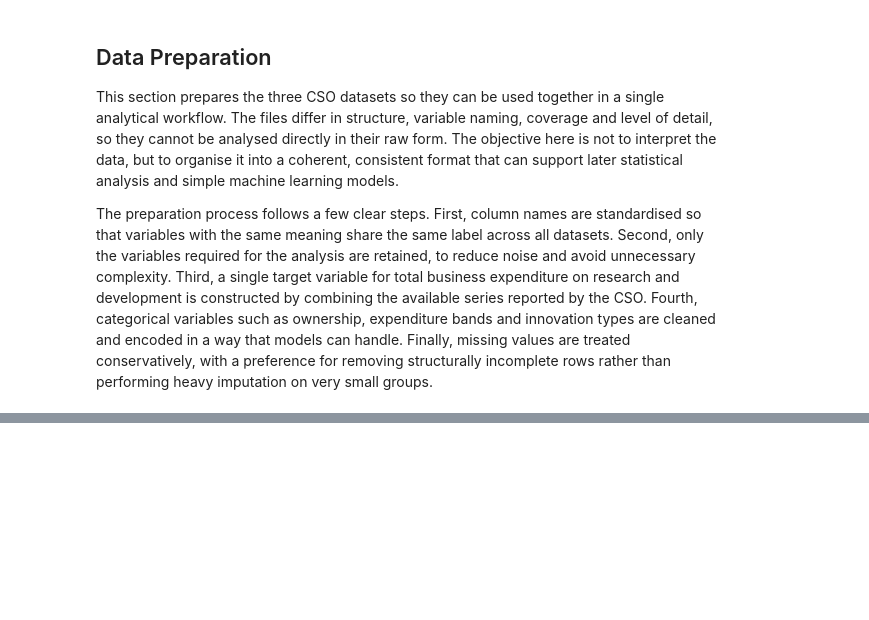
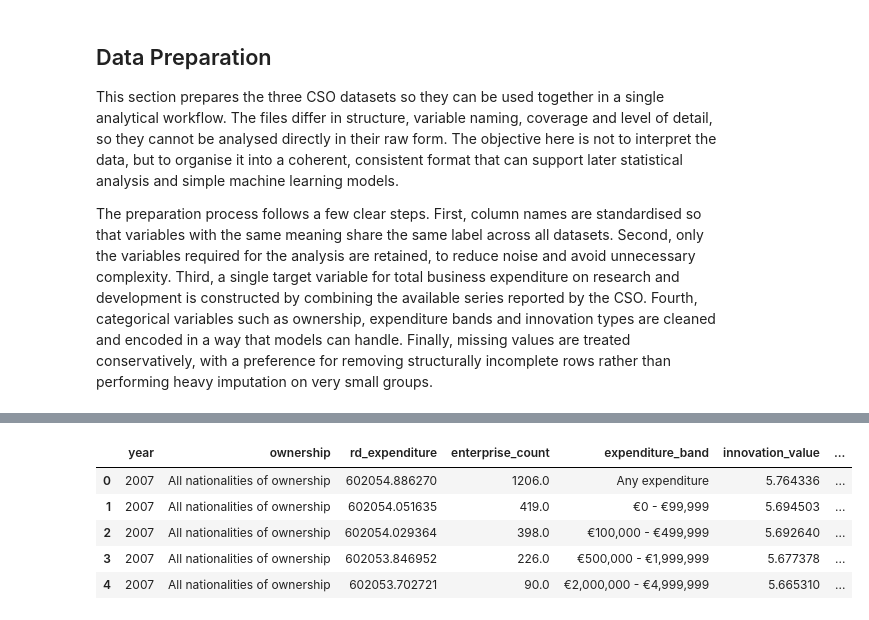
Before and after one commit to moonexca/CA3_StrategicThinking_SolYash, a Jupyter notebook: Adriana_Soledad_Yash_Ecosystem_of_Innovation_Ireland.ipynb, the cells around one changed output, grey strips where cells are left out. Saved outputs shown, nothing was run; the diff lists cells and outputs as text; code cells hidden in the pictures; blank space fills up the shorter version.

```diff
--- a/Adriana_Soledad_Yash_Ecosystem_of_Innovation_Ireland.ipynb
+++ b/Adriana_Soledad_Yash_Ecosystem_of_Innovation_Ireland.ipynb
@@ -768,0 +328,4 @@ except ImportError:
+# %%
+# Numeric and categorical separation
+numeric_cols = ["rd_expenditure", "enterprise_count", "innovation_value"]
+full_cols = numeric_cols + categorical_cols
@@ -768,0 +338,16 @@ except ImportError:
+# %%
+#  KNN refinement
+knn = KNNImputer(n_neighbors=5, weights="distance")
+df_knn = knn.fit_transform(df_mice)
+df_knn = pd.DataFrame(df_knn, columns=full_cols)
+
+# Decode categorical columns back to original labels
+for col in categorical_cols:
+    le = label_encoders[col]
+    df_knn[col] = df_knn[col].round().astype(int)
+    df_knn[col] = le.inverse_transform(df_knn[col])
+
+# Integrate imputed values back into original df
+df[numeric_cols + categorical_cols] = df_knn[numeric_cols + categorical_cols]
+
+df.head()
@@ -768,0 +369,47 @@ except ImportError:
+# %%
+import numpy as np
+
+# Work directly on df
+# Basic intensities
+df["rd_intensity_per_enterprise"] = df["rd_expenditure"] / df["enterprise_count"]
+df["innovation_per_enterprise"] = df["innovation_value"] / df["enterprise_count"]
+
+# Replace infinite values created by division
+for col in ["rd_intensity_per_enterprise", "innovation_per_enterprise"]:
+    df[col] = df[col].replace([np.inf, -np.inf], np.nan)
+
+# Optional median fill for any remaining NaN after division
+for col in ["rd_intensity_per_enterprise", "innovation_per_enterprise"]:
+    df[col] = df[col].fillna(df[col].median())
+
+# Log transforms for skewed variables
+df["log_rd_expenditure"] = np.log1p(df["rd_expenditure"])
+df["log_enterprise_count"] = np.log1p(df["enterprise_count"])
+df["log_innovation_value"] = np.log1p(df["innovation_value"])
+df["log_rd_intensity_per_enterprise"] = np.log1p(df["rd_intensity_per_enterprise"])
+df["log_innovation_per_enterprise"] = np.log1p(df["innovation_per_enterprise"])
+
+# Ownership features
+df["is_irish_owned"] = (df["ownership"] == "Irish ownership").astype(int)
+df["is_non_irish_owned"] = (df["ownership"] == "Non Irish ownership").astype(int)
+df["is_all_ownership"] = (df["ownership"] == "All nationalities of ownership").astype(int)
+
+# Expenditure band feature
+high_bands = [
+    "€2,000,000 - €4,999,999",
+    "€5,000,000 or more"
+]
+
+df["is_high_expenditure_band"] = df["expenditure_band"].isin(high_bands).astype(int)
+
+# FDI exposure proxy
+df["fdi_exposure_score"] = df["is_non_irish_owned"] * df["rd_intensity_per_enterprise"]
+
+df.head()
+# %% [output]
+|  | year | ownership | rd_expenditure | enterprise_count | expenditure_band | innovation_value | ... |
+| 0 | 2007 | All nationalities of ownership | 602054.886270 | 1206.0 | Any expenditure | 5.764336 | ... |
+| 1 | 2007 | All nationalities of ownership | 602054.051635 | 419.0 | €0 - €99,999 | 5.694503 | ... |
+| 2 | 2007 | All nationalities of ownership | 602054.029364 | 398.0 | €100,000 - €499,999 | 5.692640 | ... |
+| 3 | 2007 | All nationalities of ownership | 602053.846952 | 226.0 | €500,000 - €1,999,999 | 5.677378 | ... |
+| 4 | 2007 | All nationalities of ownership | 602053.702721 | 90.0 | €2,000,000 - €4,999,999 | 5.665310 | ... |
```
Also changed, not shown: parts of 66 cells of this notebook.
